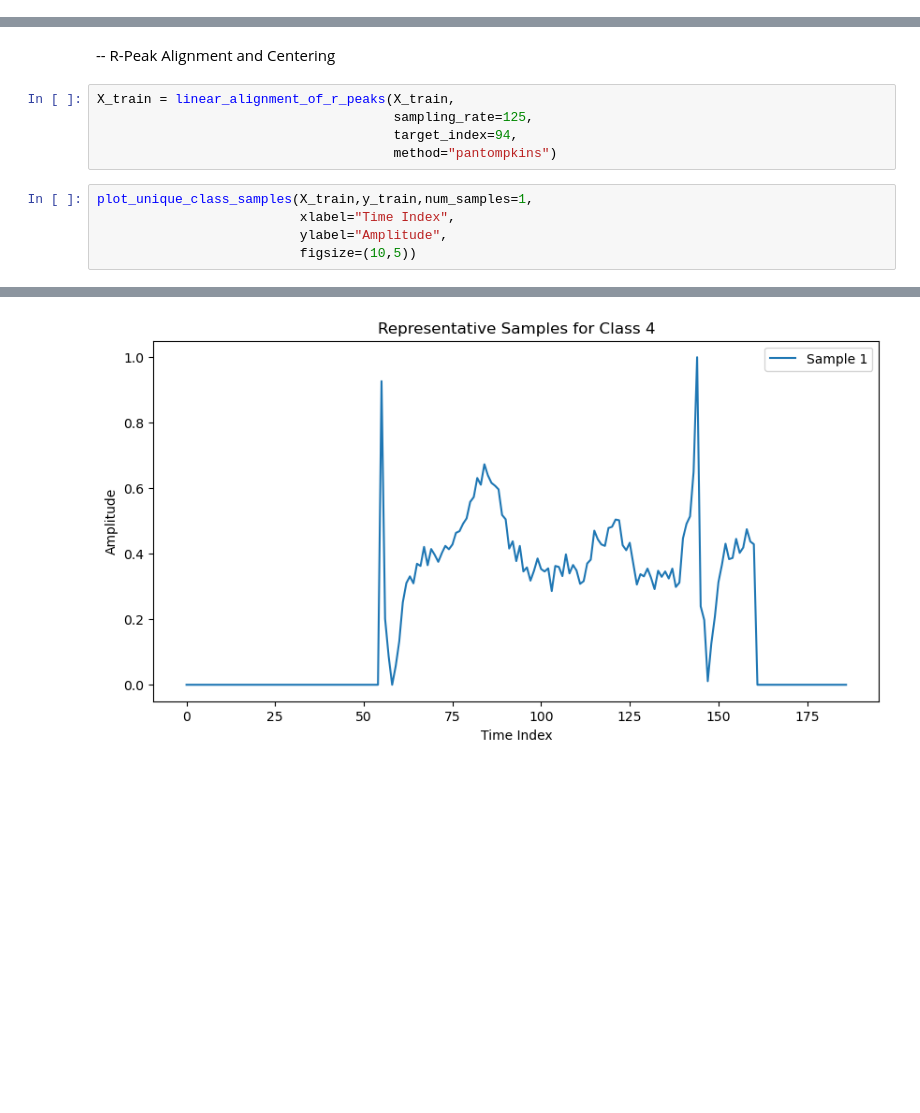
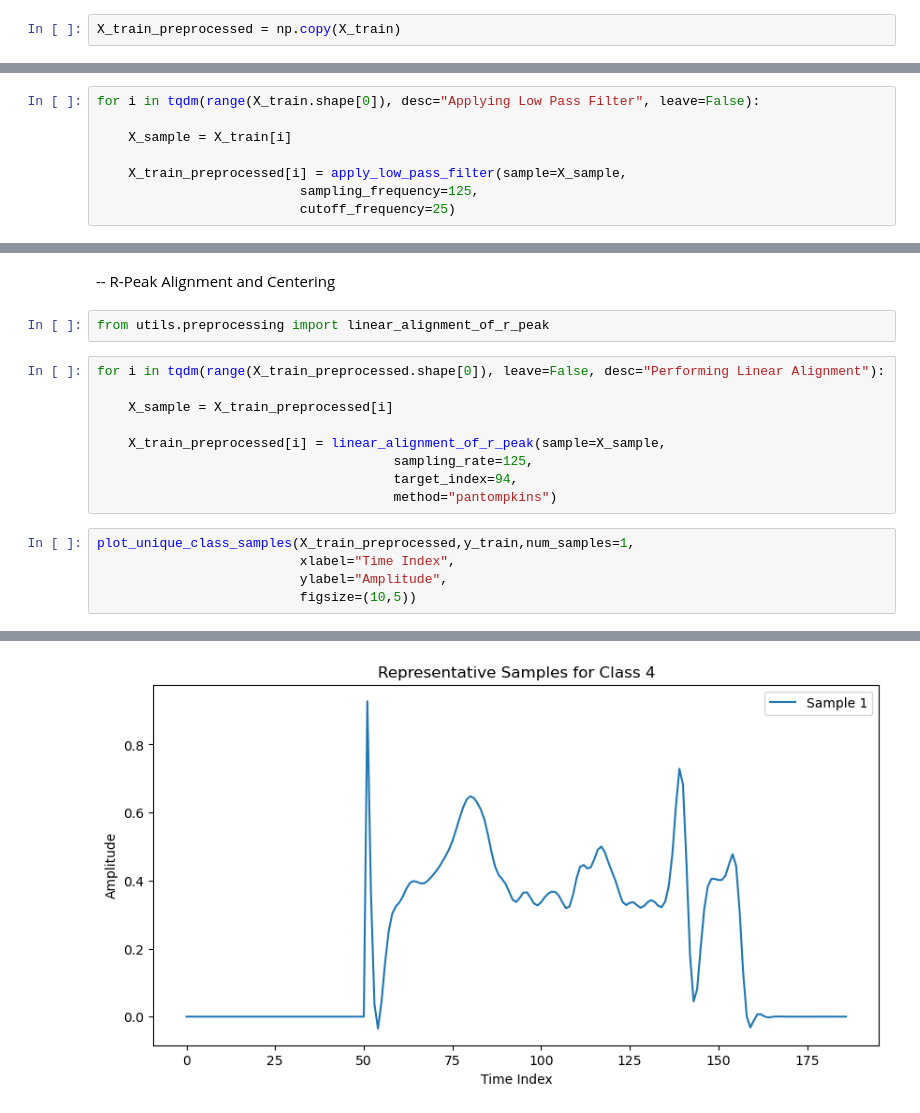
Before and after one commit to williamjohn972/Deep-Learning-for-ECG-Heartbeat-Classification, a Jupyter notebook: main.ipynb, the cells around one changed output, grey strips where cells are left out. Saved outputs shown, nothing was run; the diff lists cells and outputs as text; blank space fills up the shorter version.

Commit message:
Modified utils.Preprocessing and Added Low-Pass Filter to the data

```diff
--- a/main.ipynb
+++ b/main.ipynb
@@ -145,0 +150,2 @@ plot_unique_class_samples(X_train,y_train,num_samples=1,
+# %%
+X_train_preprocessed = np.copy(X_train)
@@ -146,2 +158,10 @@ plot_unique_class_samples(X_train,y_train,num_samples=1,
+# %%
+for i in tqdm(range(X_train.shape[0]), desc="Applying Low Pass Filter", leave=False):
+
+    X_sample = X_train[i]
+
+    X_train_preprocessed[i] = apply_low_pass_filter(sample=X_sample,
+                          sampling_frequency=125,
+                          cutoff_frequency=25)
 # %%
 from utils.preprocessing import get_r_peak_locations
@@ -209,13 +226,19 @@ pd.DataFrame(X_train).head()
 5 rows × 187 columns
 # %% [markdown]
 -- R-Peak Alignment and Centering
+# %%
+from utils.preprocessing import linear_alignment_of_r_peak
 # %%
-X_train = linear_alignment_of_r_peaks(X_train,
+for i in tqdm(range(X_train_preprocessed.shape[0]), leave=False, desc="Performing Linear Alignment"):
+
+    X_sample = X_train_preprocessed[i]
+
+    X_train_preprocessed[i] = linear_alignment_of_r_peak(sample=X_sample,
                                       sampling_rate=125,
                                       target_index=94,
                                       method="pantompkins")
 # %%
-plot_unique_class_samples(X_train,y_train,num_samples=1,
+plot_unique_class_samples(X_train_preprocessed,y_train,num_samples=1,
                           xlabel="Time Index",
                           ylabel="Amplitude",
                           figsize=(10,5))
@@ -227 +250 @@ plot_unique_class_samples(X_train,y_train,num_samples=1,
-[figure, old version]
+[figure, new version]
```
Also changed, not shown: parts of 7 cells of this notebook, 1 other file.
